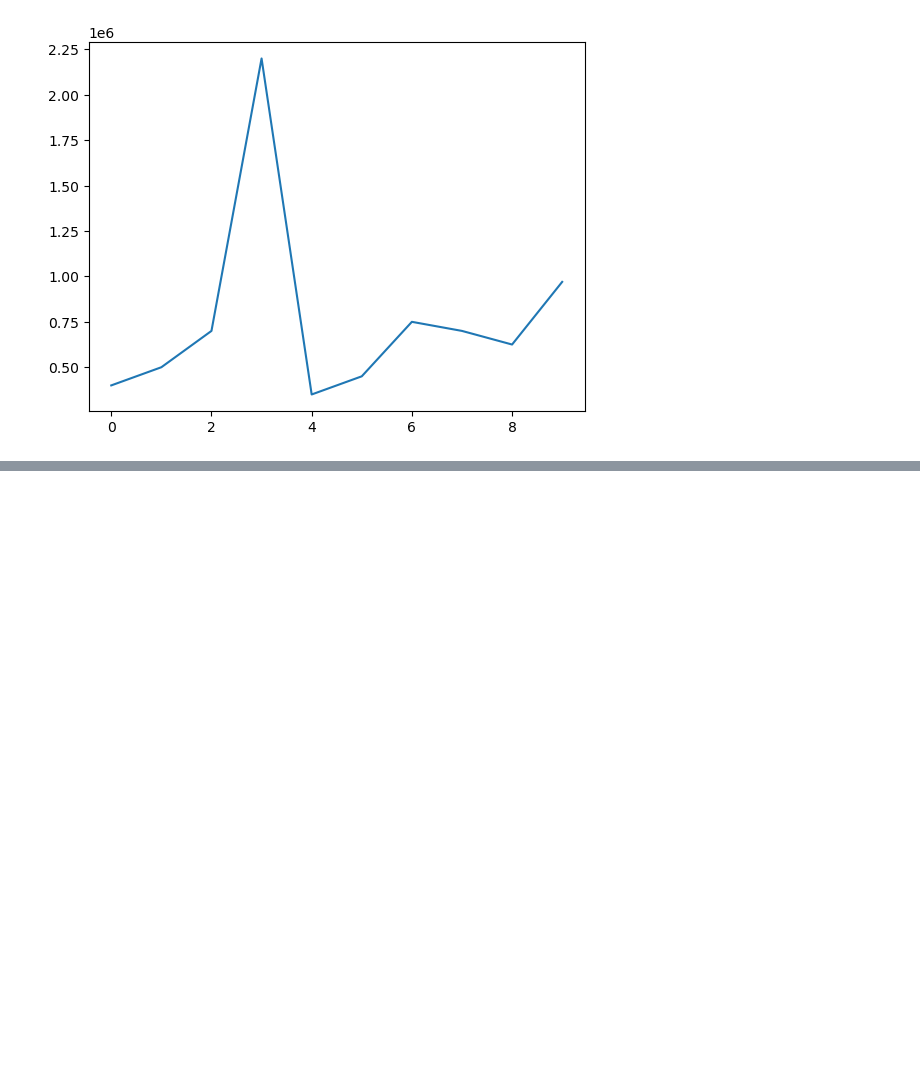
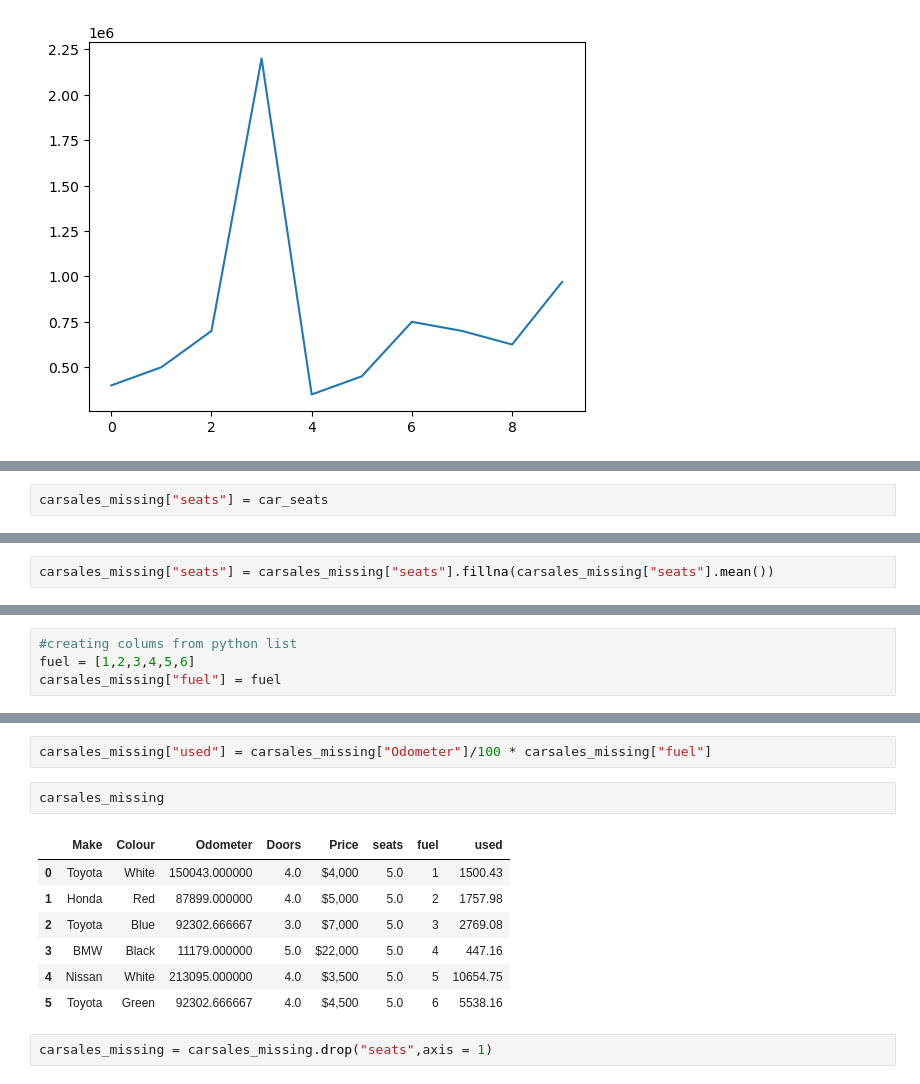
Before and after one commit to SaiPh3r/intro-ml, a Jupyter notebook: intro-pandas.ipynb, the cells around one changed output, grey strips where cells are left out. Drawn from its saved outputs; the diff is of its cells as text; blank space fills up the shorter version.

```diff
--- a/intro-pandas.ipynb
+++ b/intro-pandas.ipynb
@@ -335,0 +405,2 @@ carsales_data["Price"] = pd.to_numeric(carsales_data["Price"])
+# %%
+carsales_missing["seats"] = car_seats
@@ -335,0 +417,2 @@ carsales_data["Price"] = pd.to_numeric(carsales_data["Price"])
+# %%
+carsales_missing["seats"] = carsales_missing["seats"].fillna(carsales_missing["seats"].mean())
@@ -335,0 +429,4 @@ carsales_data["Price"] = pd.to_numeric(carsales_data["Price"])
+# %%
+#creating colums from python list
+fuel = [1,2,3,4,5,6]
+carsales_missing["fuel"] = fuel
@@ -335,0 +443,14 @@ carsales_data["Price"] = pd.to_numeric(carsales_data["Price"])
+# %%
+carsales_missing["used"] = carsales_missing["Odometer"]/100 * carsales_missing["fuel"]
+# %%
+carsales_missing
+# %% [output]
+|  | Make | Colour | Odometer | Doors | Price | seats | fuel | used |
+| 0 | Toyota | White | 150043.000000 | 4.0 | $4,000 | 5.0 | 1 | 1500.43 |
+| 1 | Honda | Red | 87899.000000 | 4.0 | $5,000 | 5.0 | 2 | 1757.98 |
+| 2 | Toyota | Blue | 92302.666667 | 3.0 | $7,000 | 5.0 | 3 | 2769.08 |
+| 3 | BMW | Black | 11179.000000 | 5.0 | $22,000 | 5.0 | 4 | 447.16 |
+| 4 | Nissan | White | 213095.000000 | 4.0 | $3,500 | 5.0 | 5 | 10654.75 |
+| 5 | Toyota | Green | 92302.666667 | 4.0 | $4,500 | 5.0 | 6 | 5538.16 |
+# %%
+carsales_missing = carsales_missing.drop("seats",axis = 1)
```
Also changed, not shown: parts of 17 cells of this notebook, 1 other file.
